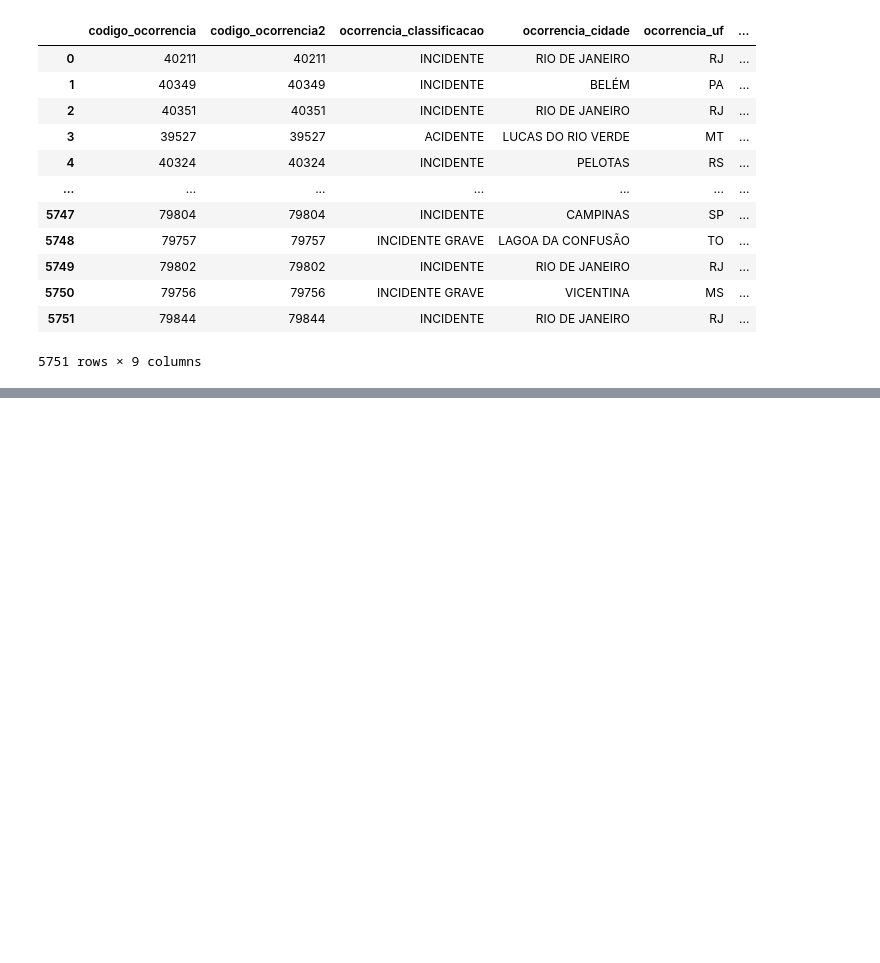
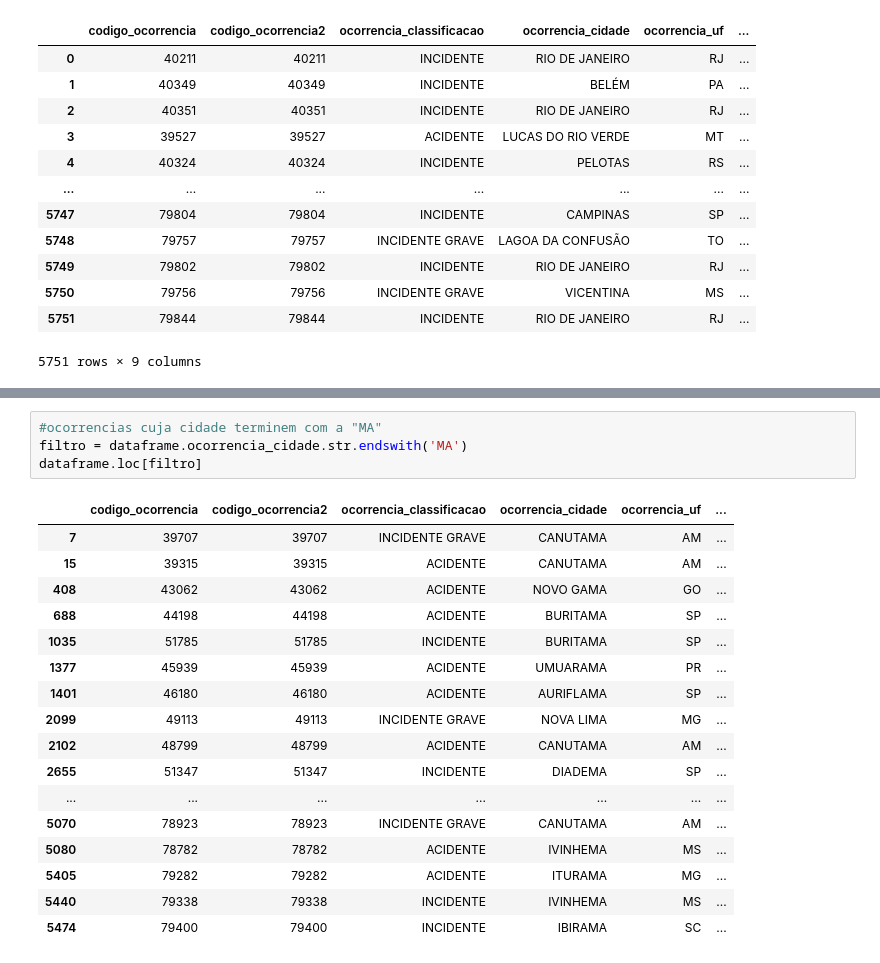
Before and after one commit to Huggyturd/portfolio-dataengineer, a Jupyter notebook: ETL/CENIPA/CENIPA.ipynb, the cells around one changed output, grey strips where cells are left out. Drawn from its saved outputs; the diff is of its cells as text; blank space fills up the shorter version.

```diff
--- a/ETL/CENIPA/CENIPA.ipynb
+++ b/ETL/CENIPA/CENIPA.ipynb
@@ -167,0 +243,22 @@ dataframe
+# %%
+#ocorrencias cuja cidade terminem com a "MA"
+filtro = dataframe.ocorrencia_cidade.str.endswith('MA')
+dataframe.loc[filtro]
+# %% [output]
+|  | codigo_ocorrencia | codigo_ocorrencia2 | ocorrencia_classificacao | ocorrencia_cidade | ocorrencia_uf | ... |
+| 7 | 39707 | 39707 | INCIDENTE GRAVE | CANUTAMA | AM | ... |
+| 15 | 39315 | 39315 | ACIDENTE | CANUTAMA | AM | ... |
+| 408 | 43062 | 43062 | ACIDENTE | NOVO GAMA | GO | ... |
+| 688 | 44198 | 44198 | ACIDENTE | BURITAMA | SP | ... |
+| 1035 | 51785 | 51785 | INCIDENTE | BURITAMA | SP | ... |
+| 1377 | 45939 | 45939 | ACIDENTE | UMUARAMA | PR | ... |
+| 1401 | 46180 | 46180 | ACIDENTE | AURIFLAMA | SP | ... |
+| 2099 | 49113 | 49113 | INCIDENTE GRAVE | NOVA LIMA | MG | ... |
+| 2102 | 48799 | 48799 | ACIDENTE | CANUTAMA | AM | ... |
+| 2655 | 51347 | 51347 | INCIDENTE | DIADEMA | SP | ... |
+| ... | ... | ... | ... | ... | ... | ... |
+| 5070 | 78923 | 78923 | INCIDENTE GRAVE | CANUTAMA | AM | ... |
+| 5080 | 78782 | 78782 | ACIDENTE | IVINHEMA | MS | ... |
+| 5405 | 79282 | 79282 | ACIDENTE | ITURAMA | MG | ... |
+| 5440 | 79338 | 79338 | INCIDENTE | IVINHEMA | MS | ... |
+| 5474 | 79400 | 79400 | INCIDENTE | IBIRAMA | SC | ... |
```
Also changed, not shown: parts of 18 cells of this notebook.
